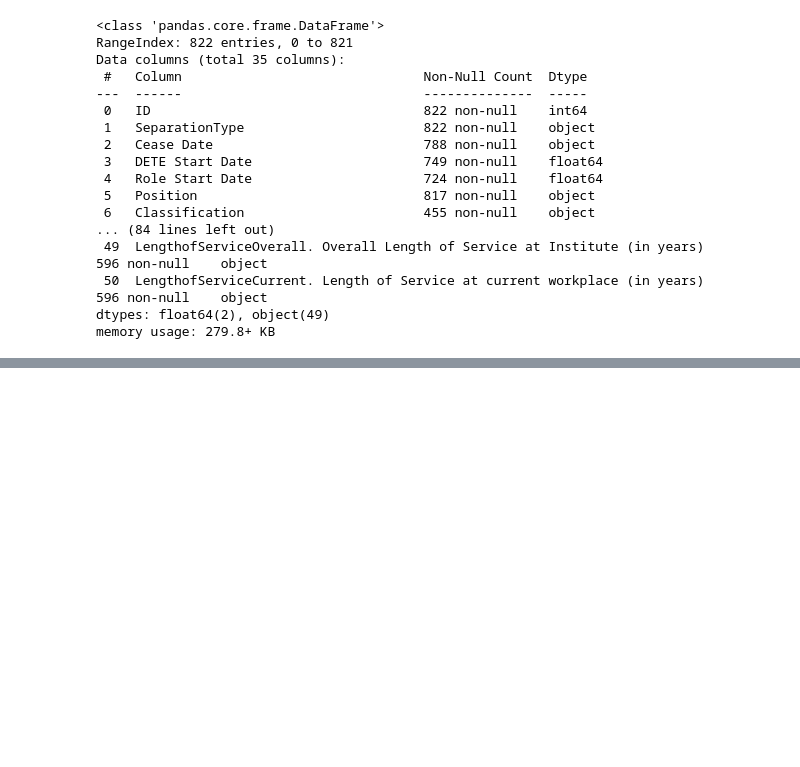
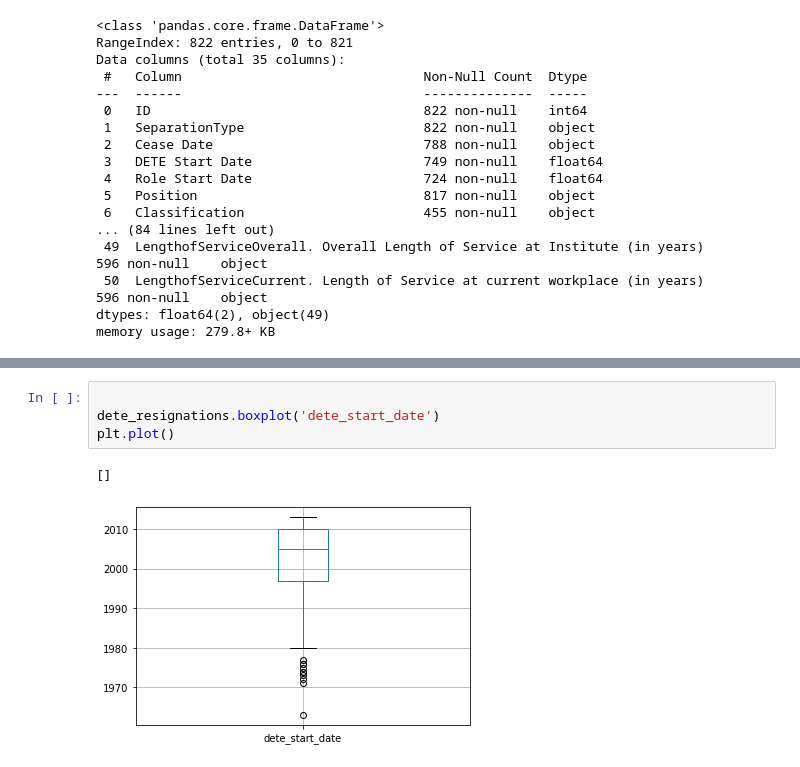
Before and after one commit to skuriacs/Projects-6-10, a Jupyter notebook: Project 6- Clean and Analyze/Project6.ipynb, the cells around one changed output, grey strips where cells are left out. Cells and saved outputs as stored; diff of their text form; blank space fills up the shorter version.

```diff
--- a/Project 6- Clean and Analyze/Project6.ipynb
+++ b/Project 6- Clean and Analyze/Project6.ipynb
@@ -44,0 +218,7 @@ memory usage: 279.8+ KB
+# %%
+
+dete_resignations.boxplot('dete_start_date')
+plt.plot()
+# %% [output]
+[]
+[figure, added]
```
Also changed, not shown: parts of 24 cells of this notebook, 1 other file.
